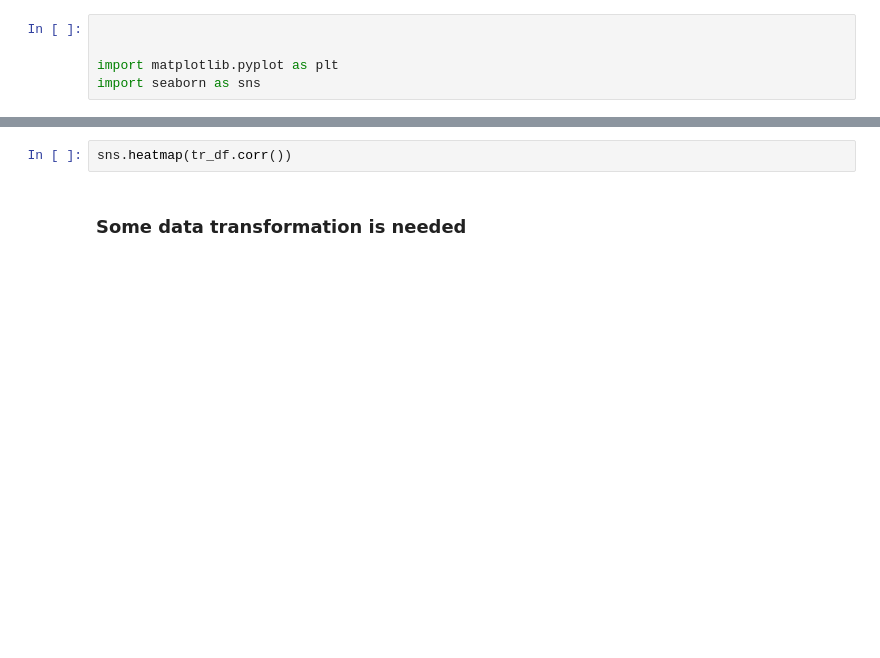
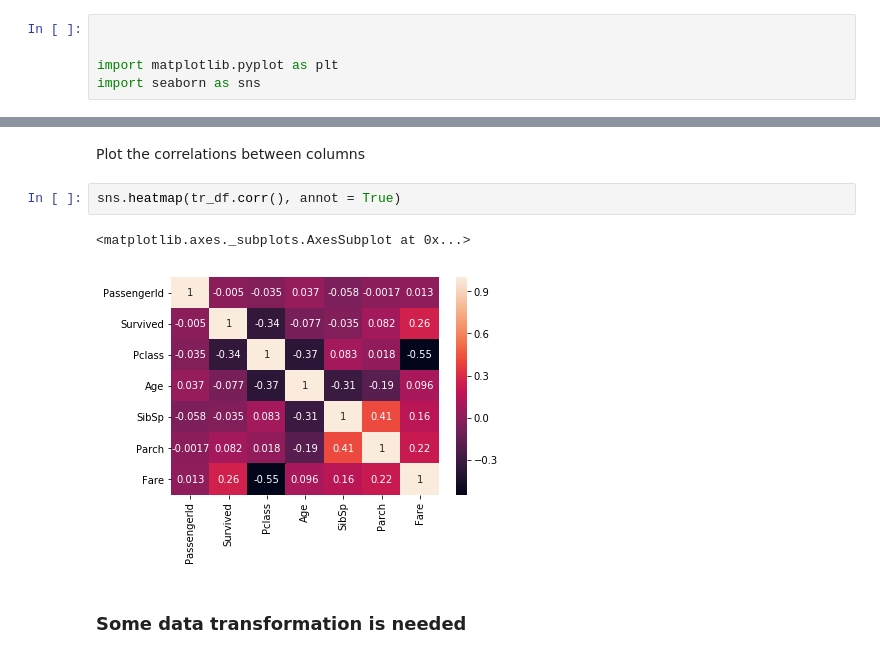
Before and after one commit to vzaimov/Kaggle_competitions, a Jupyter notebook: Titanic/Titanik.ipynb, the cells around one changed output, grey strips where cells are left out. Drawn from its saved outputs; the diff is of its cells as text; blank space fills up the shorter version.

```diff
--- a/Titanic/Titanik.ipynb
+++ b/Titanic/Titanik.ipynb
@@ -45,5 +147,10 @@ plt.show()
+# %% [markdown]
+Plot the correlations between columns
 # %%
-sns.heatmap(tr_df.corr())
+sns.heatmap(tr_df.corr(), annot = True)
+# %% [output]
+<matplotlib.axes._subplots.AxesSubplot at 0x...>
+[figure, added]
 # %% [markdown]
 ### Some data transformation is needed
 # %%
```
Also changed, not shown: parts of 35 cells of this notebook.
